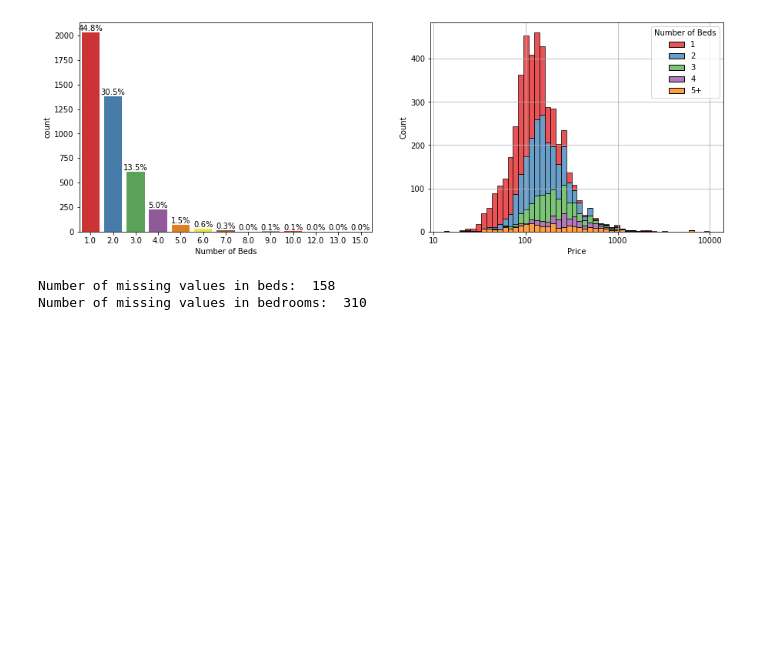
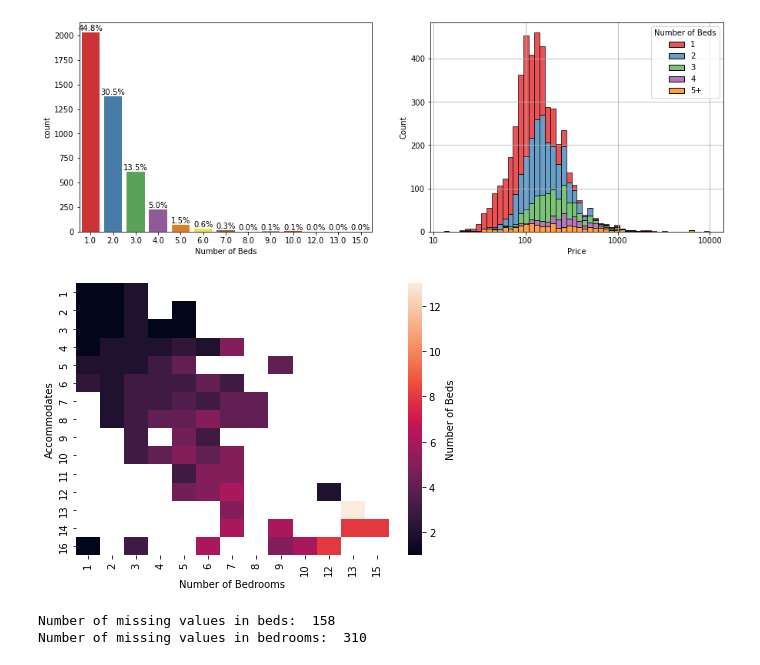
Before and after one commit to snejadi/Airbnb, a Jupyter notebook: Airbnb_analysis/Vancouver.ipynb, the cells around one changed output. Cells and saved outputs as stored; diff of their text form; code cells hidden in the pictures; blank space fills up the shorter version.

```diff
--- a/Airbnb_analysis/Vancouver.ipynb
+++ b/Airbnb_analysis/Vancouver.ipynb
@@ -227,6 +232,19 @@ axes1.set_xticklabels([10,100,1000,10000]);
 axes1.grid()
 # %% [output]
 [figure]
+# %%
+import matplotlib as mpl
+
+heatmap_data = df[['accommodates', 'beds', 'bedrooms']]
+data_pivoted = pd.pivot_table(data=df, values=['bedrooms'], index=['accommodates'], columns=['beds'], aggfunc='median')
+
+fig, axes = plt.subplots(1, 1, figsize=(7, 5))
+sns.heatmap(data_pivoted, cbar_kws={'label': 'Number of Beds'})
+axes.set_ylabel('Accommodates');
+axes.set_xlabel('Number of Bedrooms');
+axes.set_xticklabels([1,2,3,4,5,6,7,8,9,10,12,13,15]);
+# %% [output]
+[figure, added]
 # %%
 print('Number of missing values in beds: ', df.beds.isna().sum())
 print('Number of missing values in bedrooms: ', df.bedrooms.isna().sum())
```
Also changed, not shown: parts of 6 cells of this notebook, 5 other files.
